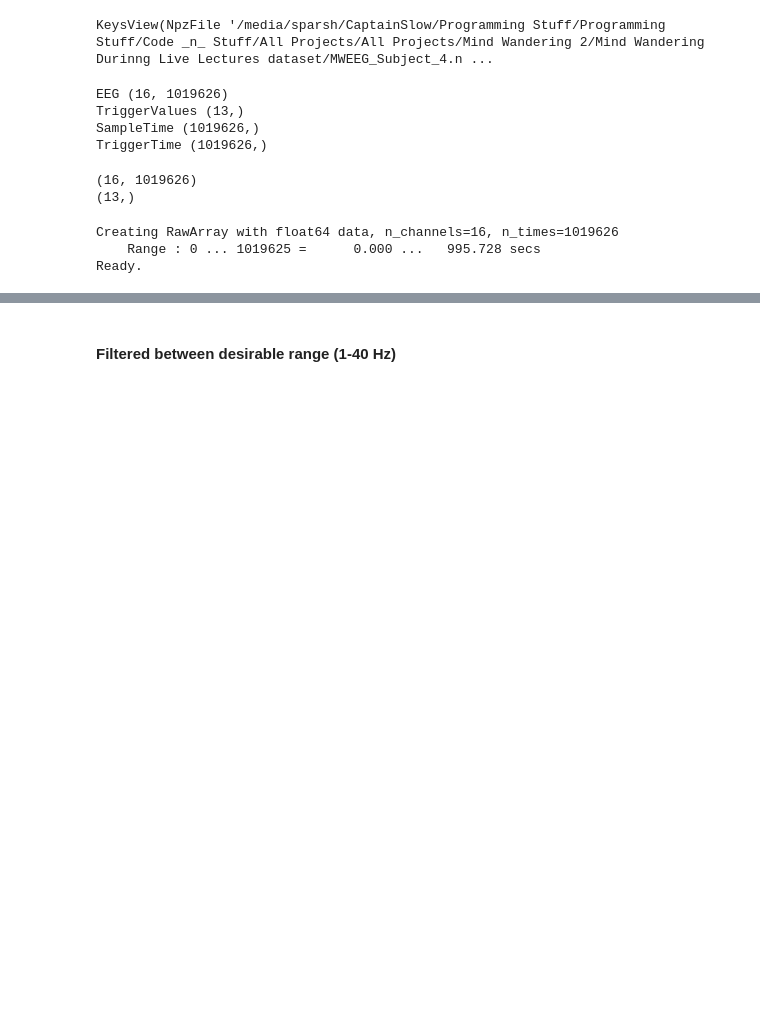
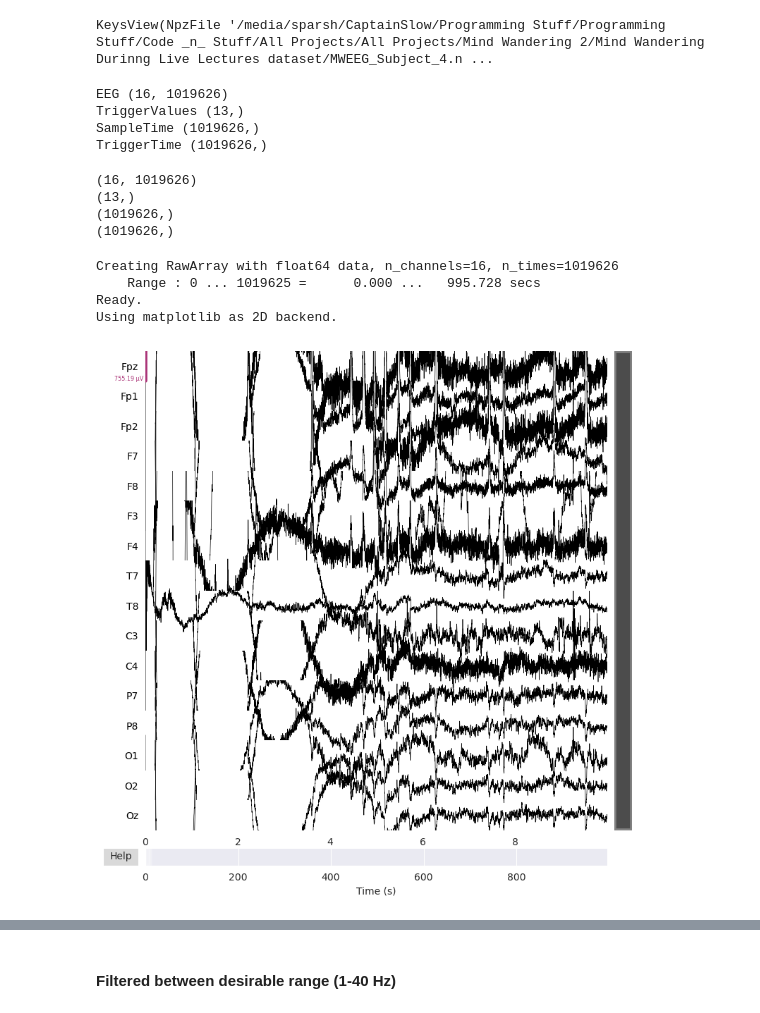
Before and after one commit to sparsh0106/EEG-Mind-Wandering, a Jupyter notebook: main.ipynb, the cells around one changed output, grey strips where cells are left out. Drawn from its saved outputs; the diff is of its cells as text; code cells hidden in the pictures; blank space fills up the shorter version.

```diff
--- a/main.ipynb
+++ b/main.ipynb
@@ -27,16 +27,22 @@ TriggerTime (1019626,)
 # %%
 eeg = sub_0['EEG']
 
-eeg = eeg * 1e6
+eeg = eeg * 10e-6
 
 eeg = eeg - eeg.mean(axis=1, keepdims=True)
 
 triggervalues = sub_0['TriggerValues']
+sampletimes = sub_0['SampleTime']
+triggertime = sub_0['TriggerTime']
 print(eeg.shape)
 print(triggervalues.shape)
+print(sampletimes.shape)
+print(triggertime.shape)
 # %% [output]
 (16, 1019626)
 (13,)
+(1019626,)
+(1019626,)
 # %%
 fs = 1024
 n_channels = eeg.shape[0]
@@ -45,9 +51,12 @@ ch_types = ["eeg"] * n_channels
 # %%
 import mne
 
-info = mne.create_info([f"Ch{i+1}" for i in range(eeg.shape[0])], sfreq=fs, ch_types=["eeg"]*eeg.shape[0])
+info = mne.create_info(ch_names, sfreq=fs, ch_types=["eeg"]*eeg.shape[0])
 raw = mne.io.RawArray(eeg, info)
+raw.plot(title="EEG Signals", scalings='auto')
 # %% [output]
 Creating RawArray with float64 data, n_channels=16, n_times=1019626
     Range : 0 ... 1019625 =      0.000 ...   995.728 secs
 Ready.
+Using matplotlib as 2D backend.
+[figure, added]
```
Also changed, not shown: parts of 4 cells of this notebook.
